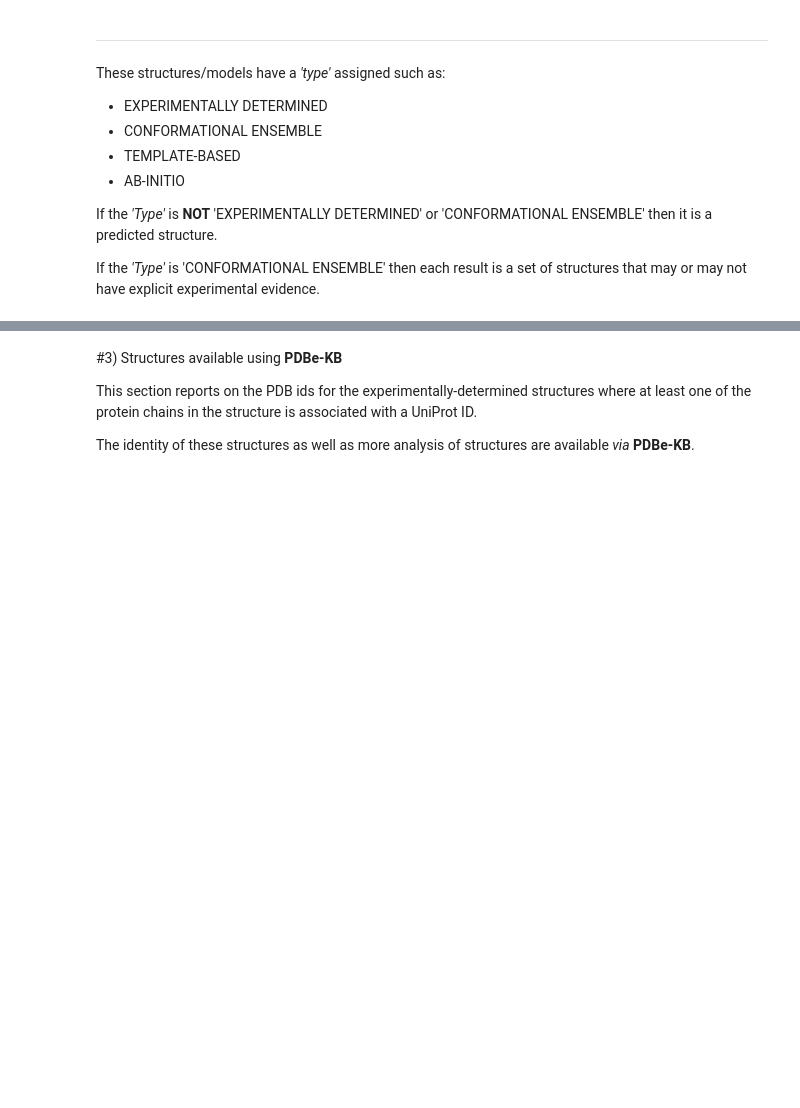
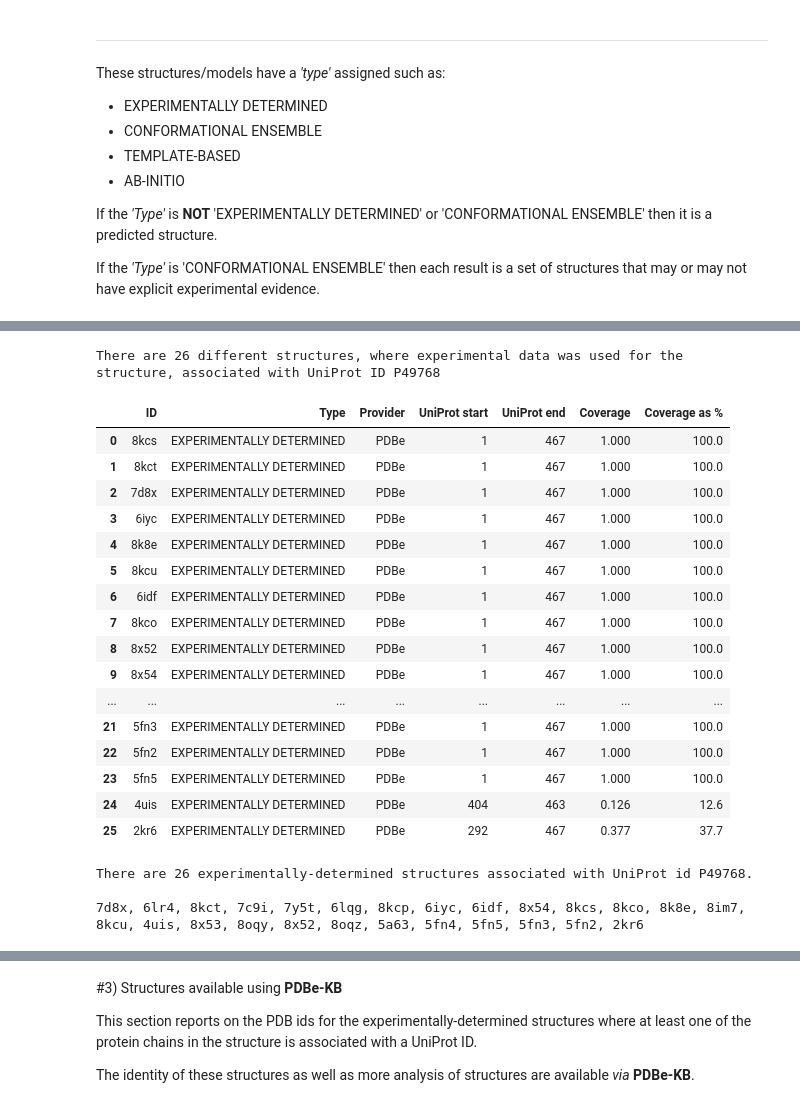
Before and after one commit to PDBeurope/pdbe-notebooks, a Jupyter notebook: variants_embl-ebi_july2025/01_structures_availability.ipynb, the cells around one changed output, grey strips where cells are left out. Cells and saved outputs as stored; diff of their text form; code cells hidden in the pictures; blank space fills up the shorter version.

```diff
--- a/variants_embl-ebi_july2025/01_structures_availability.ipynb
+++ b/variants_embl-ebi_july2025/01_structures_availability.ipynb
@@ -656,13 +713,47 @@ displaying_3dbeacon_pred_summary(UniProt_ID)
 # %%
 #@title 2.3. Get experimentally-determined structural data associated with a UniProt ID
 #@markdown  In this sub-section you will be able to retrieve experimentally determined data (including the wwPDB and a curated repository of small angle scattering data and models) associated with an Uniprot accession ID.
 #@markdown  <br>
 #@markdown  <br>
 #@markdown  <br>
 
 
 #Run this code to display the widget
-UniProt_ID = "" #@param {type:"string"}
+UniProt_ID = "P49768" #@param {type:"string"}
 
 #Run this code to perform a API call and load result into a DataFrame
 displaying_3dbeacon_exp_summary(UniProt_ID)
+# %% [output]
+There are 26 different structures, where experimental data was used for the structure, associated with UniProt ID P49768
+|  | ID | Type | Provider | UniProt start | UniProt end | Coverage | Coverage as % |
+| 0 | 8kcs | EXPERIMENTALLY DETERMINED | PDBe | 1 | 467 | 1.000 | 100.0 |
+| 1 | 8kct | EXPERIMENTALLY DETERMINED | PDBe | 1 | 467 | 1.000 | 100.0 |
+| 2 | 7d8x | EXPERIMENTALLY DETERMINED | PDBe | 1 | 467 | 1.000 | 100.0 |
+| 3 | 6iyc | EXPERIMENTALLY DETERMINED | PDBe | 1 | 467 | 1.000 | 100.0 |
+| 4 | 8k8e | EXPERIMENTALLY DETERMINED | PDBe | 1 | 467 | 1.000 | 100.0 |
+| 5 | 8kcu | EXPERIMENTALLY DETERMINED | PDBe | 1 | 467 | 1.000 | 100.0 |
+| 6 | 6idf | EXPERIMENTALLY DETERMINED | PDBe | 1 | 467 | 1.000 | 100.0 |
+| 7 | 8kco | EXPERIMENTALLY DETERMINED | PDBe | 1 | 467 | 1.000 | 100.0 |
+| 8 | 8x52 | EXPERIMENTALLY DETERMINED | PDBe | 1 | 467 | 1.000 | 100.0 |
+| 9 | 8x54 | EXPERIMENTALLY DETERMINED | PDBe | 1 | 467 | 1.000 | 100.0 |
+| ... | ... | ... | ... | ... | ... | ... | ... |
+| 21 | 5fn3 | EXPERIMENTALLY DETERMINED | PDBe | 1 | 467 | 1.000 | 100.0 |
+| 22 | 5fn2 | EXPERIMENTALLY DETERMINED | PDBe | 1 | 467 | 1.000 | 100.0 |
+| 23 | 5fn5 | EXPERIMENTALLY DETERMINED | PDBe | 1 | 467 | 1.000 | 100.0 |
+| 24 | 4uis | EXPERIMENTALLY DETERMINED | PDBe | 404 | 463 | 0.126 | 12.6 |
+| 25 | 2kr6 | EXPERIMENTALLY DETERMINED | PDBe | 292 | 467 | 0.377 | 37.7 |
+# %%
+#@title 2.4. Press shift+enter to generate a list for copying-and-pasting
+#@markdown Here is a copy-and-paste comma list of all the PDB ids for one UniProt id.
+#@markdown <br>
+#@markdown <br>
+
+#Run this code to display the widget
+UniProt_ID = "P49768" #@param {type:"string"}
+
+#Run this code to perform a API call and shows results as comma-delimited list
+comma_pdb_id_list(UniProt_ID)
+# %% [output]
+There are 26 experimentally-determined structures associated with UniProt id P49768.
+
+7d8x, 6lr4, 8kct, 7c9i, 7y5t, 6lqg, 8kcp, 6iyc, 6idf, 8x54, 8kcs, 8kco, 8k8e, 8im7, 8kcu, 4uis, 8x53, 8oqy, 8x52, 8oqz, 5a63, 5fn4, 5fn5, 5fn3, 5fn2, 2kr6
```
Also changed, not shown: parts of 26 cells of this notebook.
